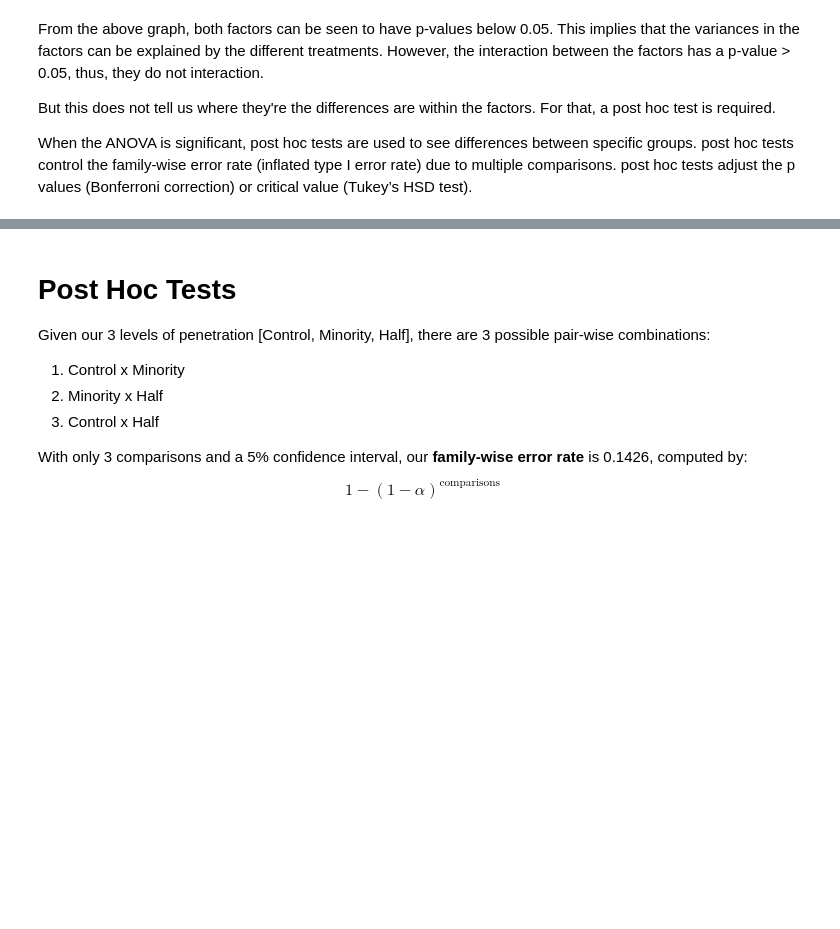
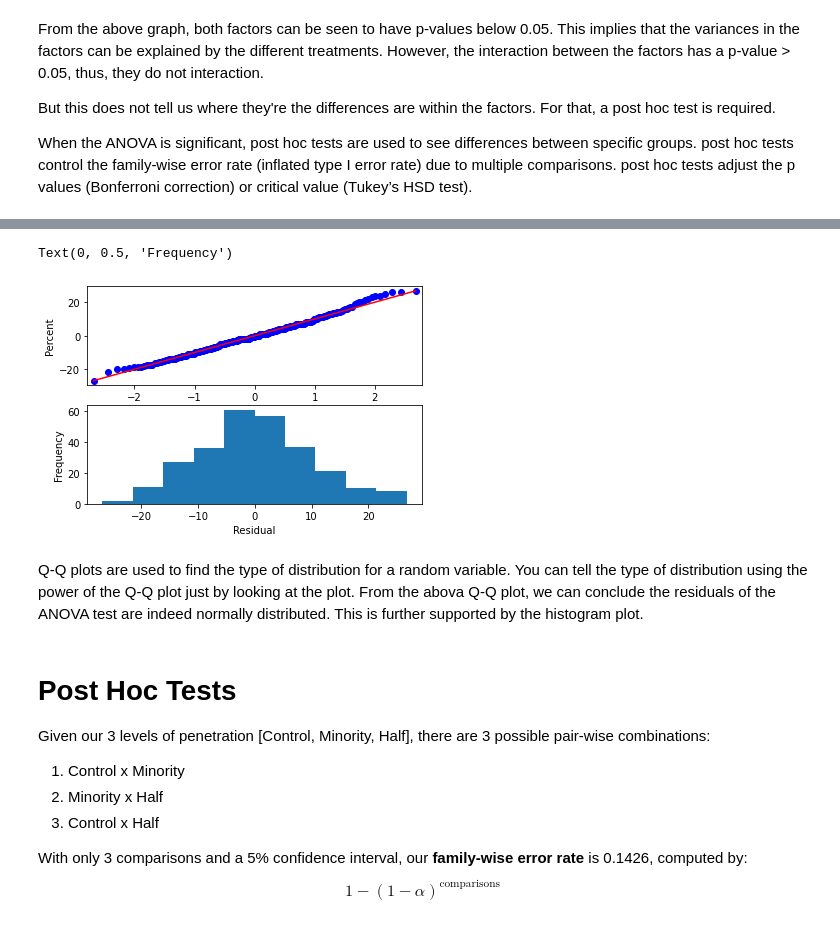
Before and after one commit to DFazekas/thesis_analysis, a Jupyter notebook: Thesis_Analysis.ipynb, the cells around one changed output, grey strips where cells are left out. Cells and saved outputs as stored; diff of their text form; code cells hidden in the pictures; blank space fills up the shorter version.

```diff
--- a/Thesis_Analysis.ipynb
+++ b/Thesis_Analysis.ipynb
@@ -61,8 +76,7 @@ The p-value of the test turns out to be greater than .05, so we fail to reject t
 # Two-way ANOVA test
 Use a two-way ANOVA test to see if the means between groups are statistically different. This is achieved by reviewing the p-value in the ANOVA results; p-values < 0.05 are statistically significant.
 # %%
-model = ols('RTT ~ Demand + Penetration +\
-            Demand*Penetration', data=df).fit()
+model = ols('RTT ~ Demand + Penetration + Demand*Penetration', data=df).fit()
 sm.stats.anova_lm(model, typ=2)
 # %% [output]
 |  | sum_sq | df | F | PR(>F) |
@@ -79,3 +108,17 @@ When the ANOVA is significant, post hoc tests are used to see differences betwee
+# %%
+res = model.resid
+
+fig, axes = plt.subplots(2)
+graph1 = sm.qqplot(res, line='s', xlabel="Residual", ylabel="Percent", ax=axes[0])
+
+graph2 = plt.hist(res, axes=axes[1])
+plt.xlabel("Residual")
+plt.ylabel("Frequency")
+# %% [output]
+Text(0, 0.5, 'Frequency')
+[figure, added]
+# %% [markdown]
+Q-Q plots are used to find the type of distribution for a random variable. You can tell the type of distribution using the power of the Q-Q plot just by looking at the plot. From the abova Q-Q plot, we can conclude the residuals of the ANOVA test are indeed normally distributed. This is further supported by the histogram plot.
 # %% [markdown]
 # Post Hoc Tests
 
```
Also changed, not shown: parts of 4 cells of this notebook.
